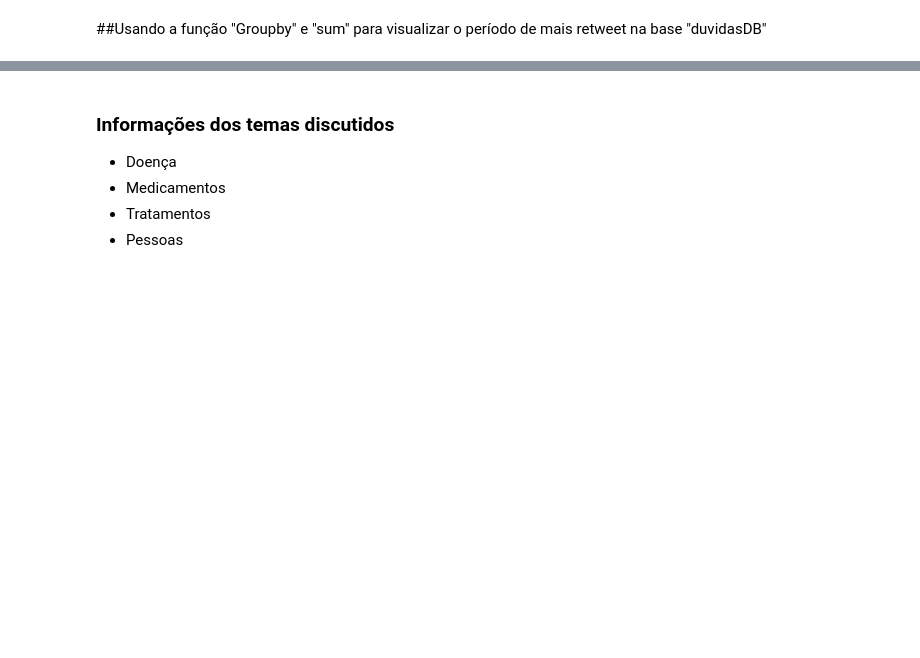
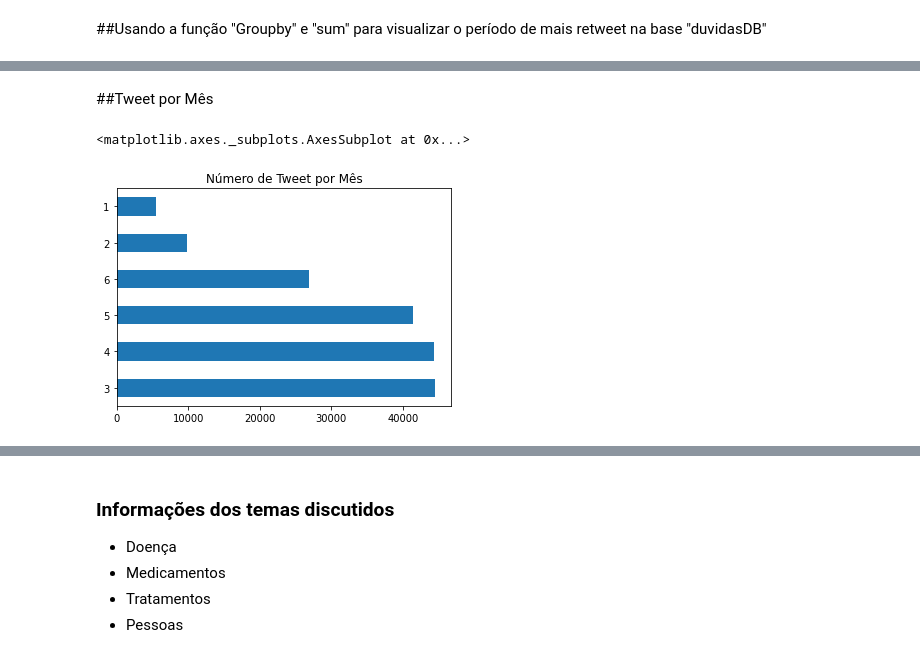
Before and after one commit to Mirnada/Covid_19, a Jupyter notebook: Covid_19.ipynb, the cells around one changed output, grey strips where cells are left out. Saved outputs shown, nothing was run; the diff lists cells and outputs as text; code cells hidden in the pictures; blank space fills up the shorter version.

```diff
--- a/Covid_19.ipynb
+++ b/Covid_19.ipynb
@@ -288,0 +288,7 @@ dfn.groupby(dfn['data'].dt.month)['retweet'].sum().plot.bar()
+# %% [markdown]
+##Tweet por Mês
+# %%
+dfn["mês"].value_counts().plot.barh(title="Número de Tweet por Mês")
+# %% [output]
+<matplotlib.axes._subplots.AxesSubplot at 0x...>
+[figure, added]
```
Also changed, not shown: parts of 2 cells of this notebook.
